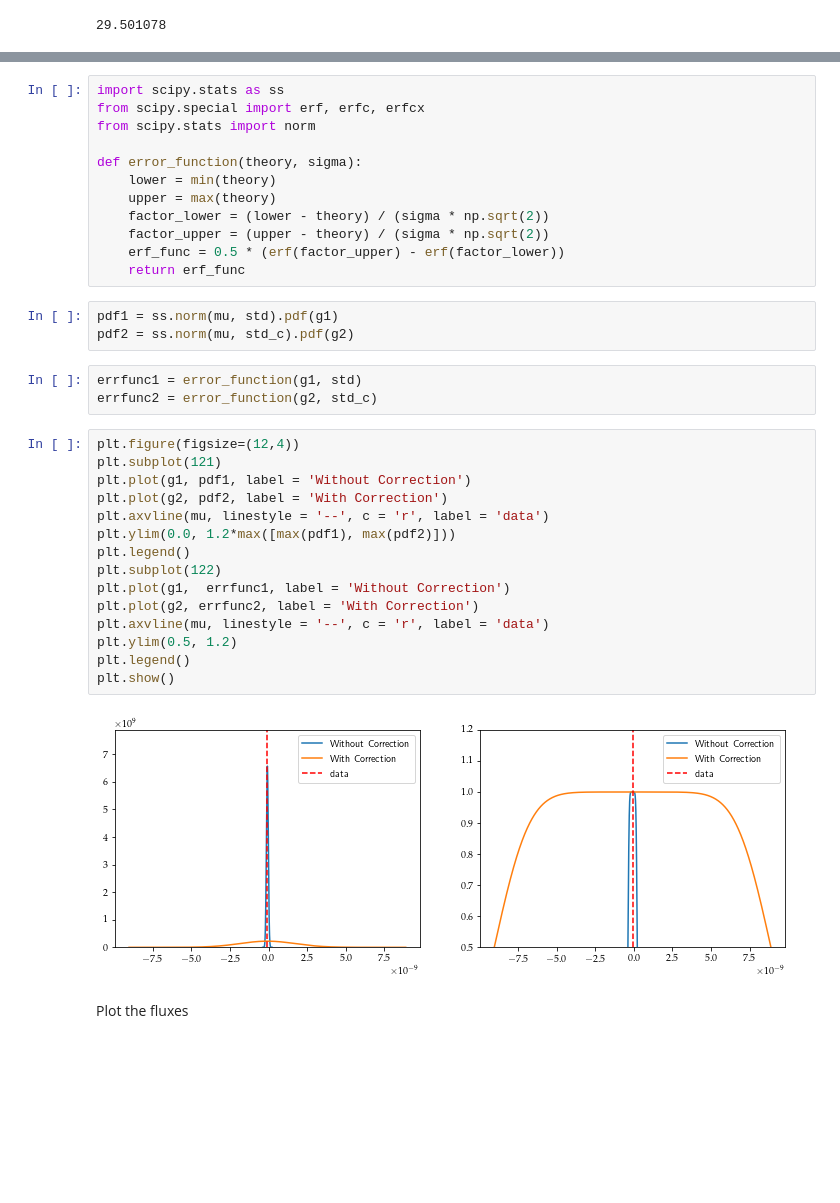
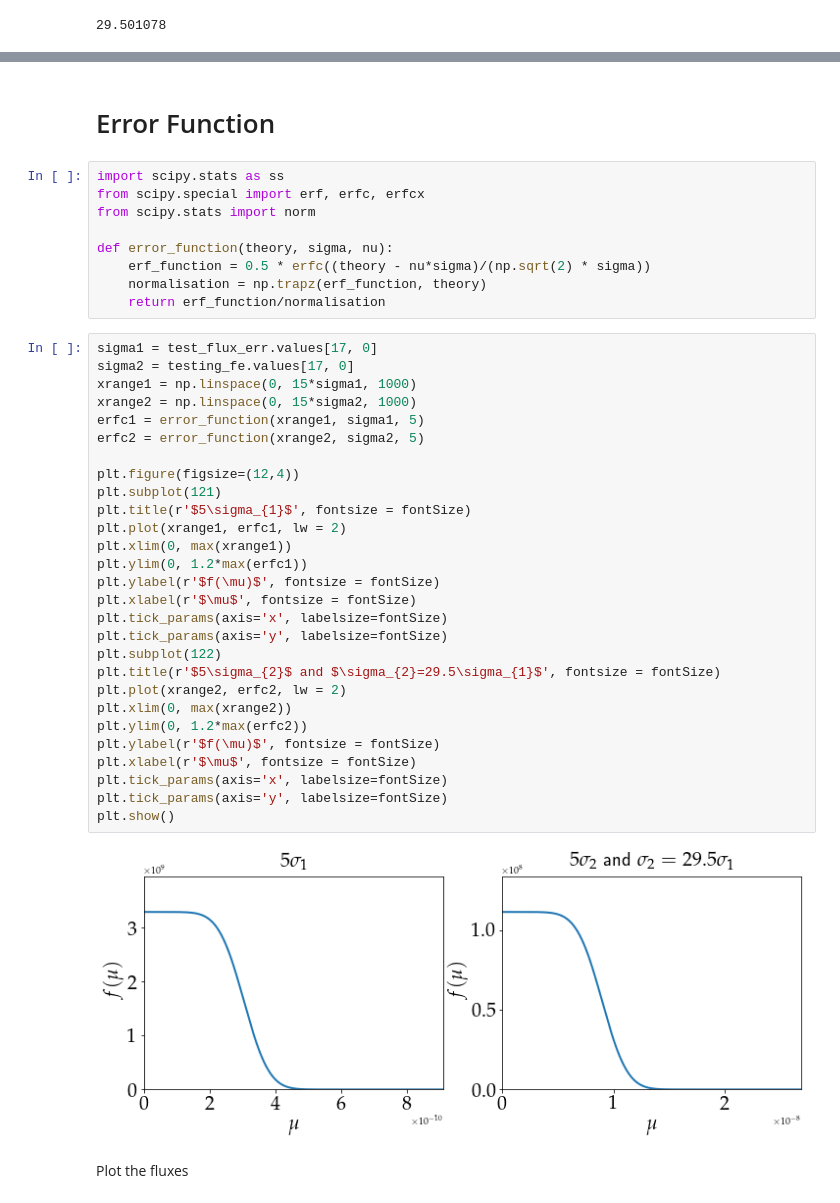
Before and after one commit to Harry45/BHM-nz, a Jupyter notebook: bhm/playground.ipynb, the cells around one changed output, grey strips where cells are left out. Cells and saved outputs as stored; diff of their text form; blank space fills up the shorter version.

```diff
--- a/bhm/playground.ipynb
+++ b/bhm/playground.ipynb
@@ -409,38 +395,44 @@ g2 = np.linspace(lower2, upper2, 1000)
+# %% [markdown]
+# Error Function
 # %%
 import scipy.stats as ss
 from scipy.special import erf, erfc, erfcx
 from scipy.stats import norm
 
-def error_function(theory, sigma):
-    lower = min(theory)
-    upper = max(theory)
-    factor_lower = (lower - theory) / (sigma * np.sqrt(2))
-    factor_upper = (upper - theory) / (sigma * np.sqrt(2))
-    erf_func = 0.5 * (erf(factor_upper) - erf(factor_lower))
-    return erf_func
+def error_function(theory, sigma, nu):
+    erf_function = 0.5 * erfc((theory - nu*sigma)/(np.sqrt(2) * sigma))
+    normalisation = np.trapz(erf_function, theory)
+    return erf_function/normalisation
-# %%
-pdf1 = ss.norm(mu, std).pdf(g1)
-pdf2 = ss.norm(mu, std_c).pdf(g2)
-# %%
-errfunc1 = error_function(g1, std)
-errfunc2 = error_function(g2, std_c)
-# %%
-plt.figure(figsize=(12,4))
-plt.subplot(121)
-plt.plot(g1, pdf1, label = 'Without Correction')
-plt.plot(g2, pdf2, label = 'With Correction')
-plt.axvline(mu, linestyle = '--', c = 'r', label = 'data')
-plt.ylim(0.0, 1.2*max([max(pdf1), max(pdf2)]))
-plt.legend()
-plt.subplot(122)
-plt.plot(g1,  errfunc1, label = 'Without Correction')
-plt.plot(g2, errfunc2, label = 'With Correction')
-plt.axvline(mu, linestyle = '--', c = 'r', label = 'data')
-plt.ylim(0.5, 1.2)
-plt.legend()
-plt.show()
-# %% [output]
-[figure, removed]
+# %%
+sigma1 = test_flux_err.values[17, 0]
+sigma2 = testing_fe.values[17, 0]
+xrange1 = np.linspace(0, 15*sigma1, 1000)
+xrange2 = np.linspace(0, 15*sigma2, 1000)
+erfc1 = error_function(xrange1, sigma1, 5)
+erfc2 = error_function(xrange2, sigma2, 5)
+
+plt.figure(figsize=(12,4))
+plt.subplot(121)
+plt.title(r'$5\sigma_{1}$', fontsize = fontSize)
+plt.plot(xrange1, erfc1, lw = 2)
+plt.xlim(0, max(xrange1))
+plt.ylim(0, 1.2*max(erfc1))
+plt.ylabel(r'$f(\mu)$', fontsize = fontSize)
+plt.xlabel(r'$\mu$', fontsize = fontSize)
+plt.tick_params(axis='x', labelsize=fontSize)
+plt.tick_params(axis='y', labelsize=fontSize)
+plt.subplot(122)
+plt.title(r'$5\sigma_{2}$ and $\sigma_{2}=29.5\sigma_{1}$', fontsize = fontSize)
+plt.plot(xrange2, erfc2, lw = 2)
+plt.xlim(0, max(xrange2))
+plt.ylim(0, 1.2*max(erfc2))
+plt.ylabel(r'$f(\mu)$', fontsize = fontSize)
+plt.xlabel(r'$\mu$', fontsize = fontSize)
+plt.tick_params(axis='x', labelsize=fontSize)
+plt.tick_params(axis='y', labelsize=fontSize)
+plt.show()
+# %% [output]
+[figure, added]
 # %% [markdown]
 Plot the fluxes
 # %%
```
Also changed, not shown: parts of 27 cells of this notebook.
